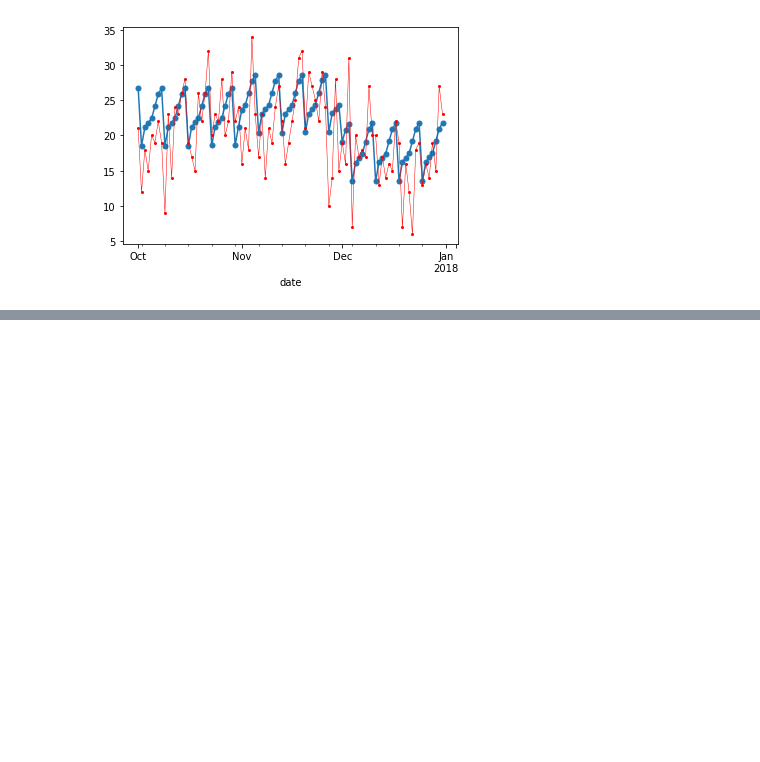
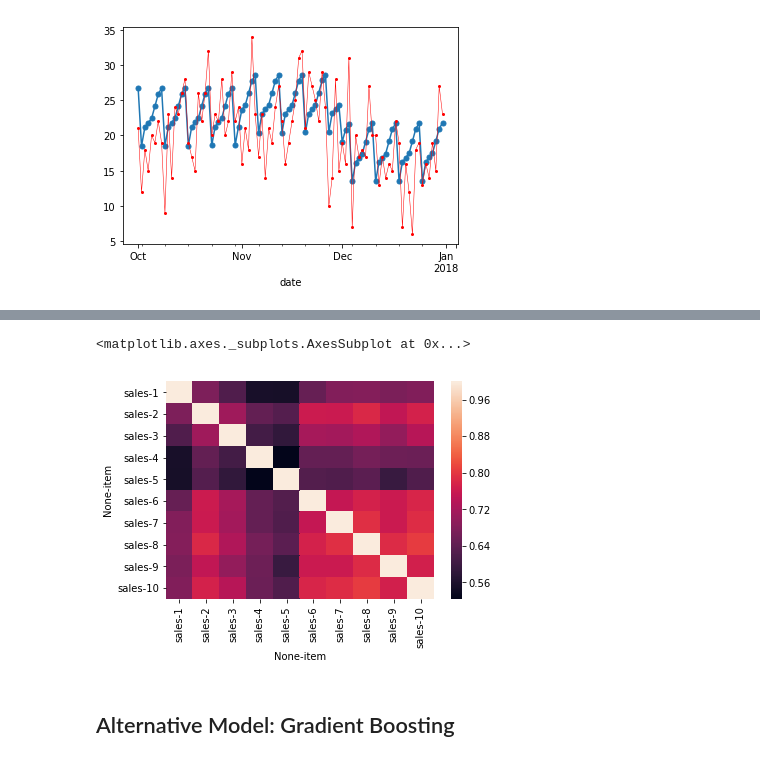
Before and after one commit to hs2923/Item-Store-Sales-Forecast, a Jupyter notebook: Final Project.ipynb, the cells around one changed output, grey strips where cells are left out. Cells and saved outputs as stored; diff of their text form; code cells hidden in the pictures; blank space fills up the shorter version.

```diff
--- a/Final Project.ipynb
+++ b/Final Project.ipynb
@@ -531,0 +581,13 @@ TE4.sales.plot(marker="o", color = "r", linewidth = 0.5, markersize = 2)
+# %%
+CorDF = TD3.copy()
+
+CorDF = CorDF.loc[:,["sales", "item", "store"]]
+
+CorDF = CorDF[CorDF["store"] == 1].loc[:,["sales", "item"]].pivot(columns = "item")
+
+sns.heatmap(CorDF.corr().iloc[:10,:10])
+# %% [output]
+<matplotlib.axes._subplots.AxesSubplot at 0x...>
+[figure, added]
+# %% [markdown]
+## Alternative Model: Gradient Boosting
```
Also changed, not shown: parts of 18 cells of this notebook.
